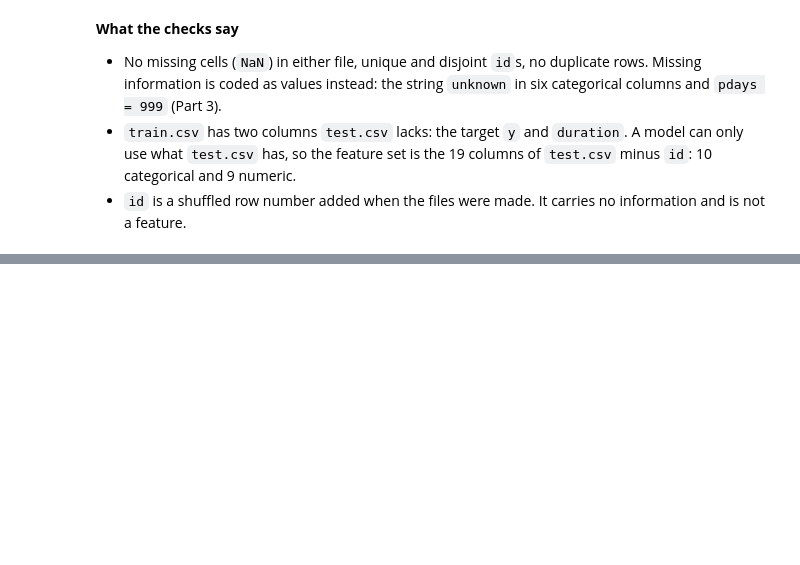
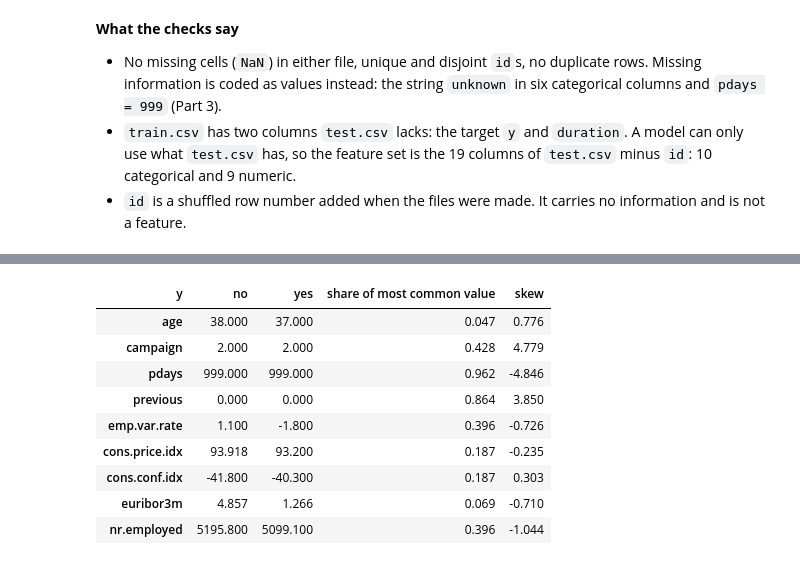
Before and after one commit to abo-code-1/task-03-ML-course, a Jupyter notebook: Imamsidikov_task3.ipynb, the cells around one changed output, grey strips where cells are left out. Drawn from its saved outputs; the diff is of its cells as text; code cells hidden in the pictures; blank space fills up the shorter version.

```diff
--- a/Imamsidikov_task3.ipynb
+++ b/Imamsidikov_task3.ipynb
@@ -144,0 +198,17 @@ print(len(numeric), "numeric:", numeric)
+# %%
+# Medians by class, and how skewed / concentrated each column is
+by_class = train.groupby(TARGET)[numeric].median().T
+by_class["share of most common value"] = [train[c].value_counts(normalize=True).iloc[0] for c in numeric]
+by_class["skew"] = train[numeric].skew()
+by_class.round(3)
+# %% [output]
+| y | no | yes | share of most common value | skew |
+| age | 38.000 | 37.000 | 0.047 | 0.776 |
+| campaign | 2.000 | 2.000 | 0.428 | 4.779 |
+| pdays | 999.000 | 999.000 | 0.962 | -4.846 |
+| previous | 0.000 | 0.000 | 0.864 | 3.850 |
+| emp.var.rate | 1.100 | -1.800 | 0.396 | -0.726 |
+| cons.price.idx | 93.918 | 93.200 | 0.187 | -0.235 |
+| cons.conf.idx | -41.800 | -40.300 | 0.187 | 0.303 |
+| euribor3m | 4.857 | 1.266 | 0.069 | -0.710 |
+| nr.employed | 5195.800 | 5099.100 | 0.396 | -1.044 |
```
Also changed, not shown: parts of 8 cells of this notebook, 1 other file.
